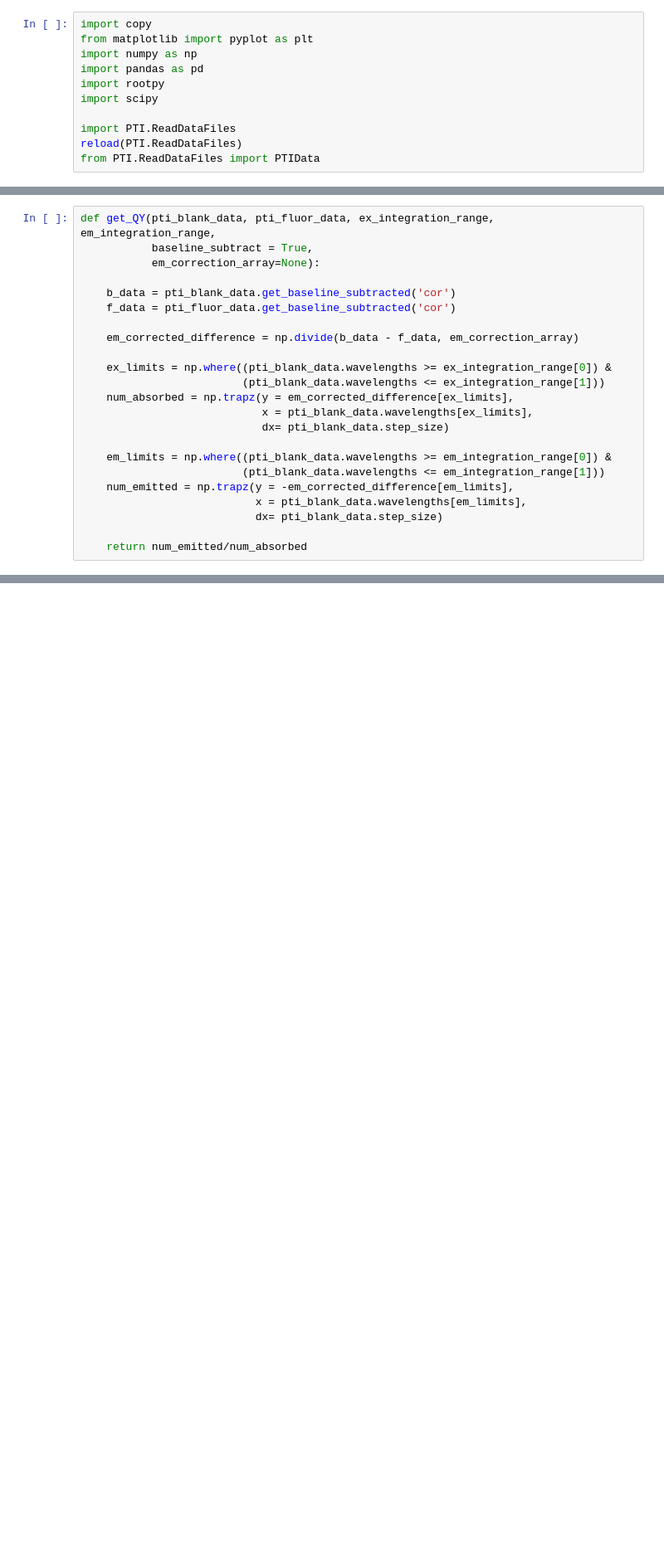
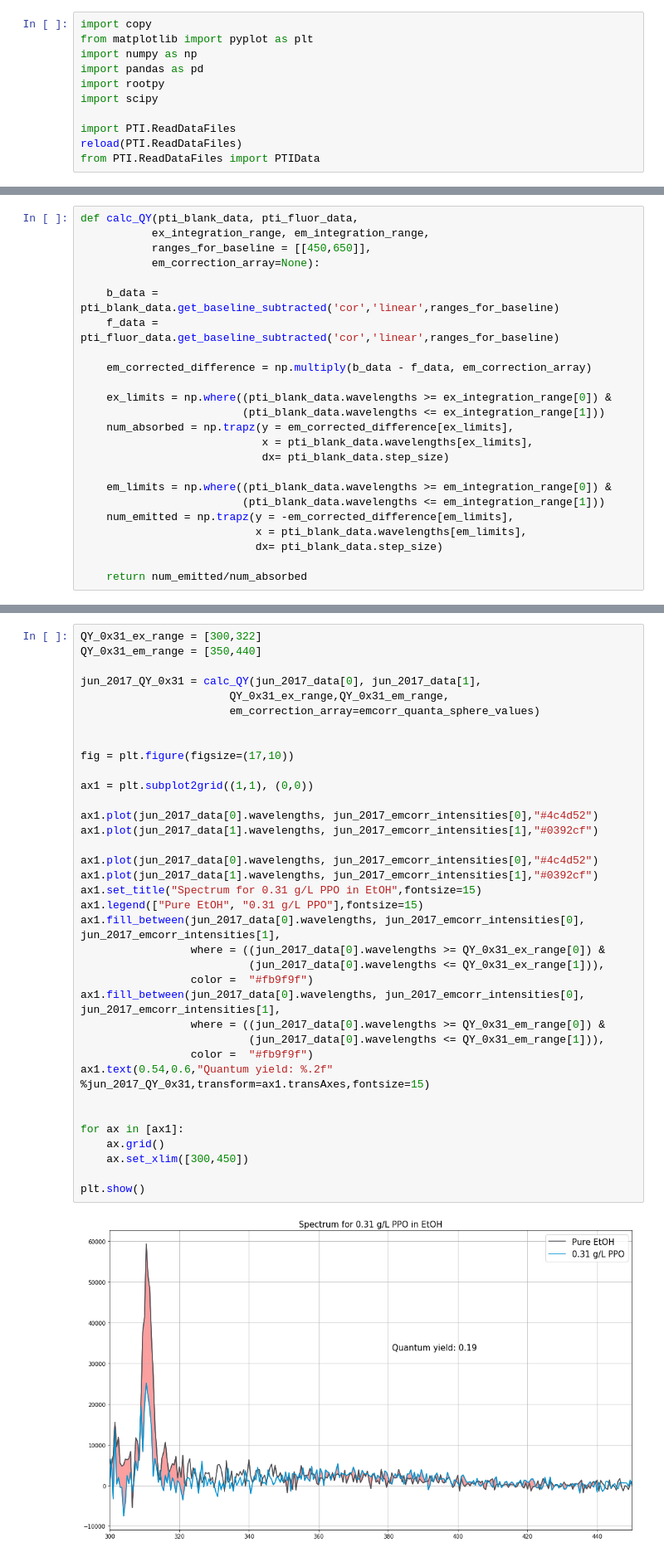
Before and after one commit to nmcneal-bnl/WbLS, a Jupyter notebook: Integrating Sphere Method.ipynb, the cells around one changed output, grey strips where cells are left out. Shown at 83% size. Cells and saved outputs as stored; diff of their text form; blank space fills up the shorter version.

```diff
--- a/Integrating Sphere Method.ipynb
+++ b/Integrating Sphere Method.ipynb
@@ -12,12 +146,13 @@ from PTI.ReadDataFiles import PTIData
 # %%
-def get_QY(pti_blank_data, pti_fluor_data, ex_integration_range, em_integration_range,
-           baseline_subtract = True,
+def calc_QY(pti_blank_data, pti_fluor_data,
+           ex_integration_range, em_integration_range,
+           ranges_for_baseline = [[450,650]],
            em_correction_array=None):
 
-    b_data = pti_blank_data.get_baseline_subtracted('cor')
-    f_data = pti_fluor_data.get_baseline_subtracted('cor')
+    b_data = pti_blank_data.get_baseline_subtracted('cor','linear',ranges_for_baseline)
+    f_data = pti_fluor_data.get_baseline_subtracted('cor','linear',ranges_for_baseline)
 
-    em_corrected_difference = np.divide(b_data - f_data, em_correction_array)
+    em_corrected_difference = np.multiply(b_data - f_data, em_correction_array)
 
     ex_limits = np.where((pti_blank_data.wavelengths >= ex_integration_range[0]) &
                          (pti_blank_data.wavelengths <= ex_integration_range[1]))
@@ -242,0 +256,38 @@ plt.show()
+# %%
+QY_0x31_ex_range = [300,322]
+QY_0x31_em_range = [350,440]
+
+jun_2017_QY_0x31 = calc_QY(jun_2017_data[0], jun_2017_data[1],
+                       QY_0x31_ex_range,QY_0x31_em_range,
+                       em_correction_array=emcorr_quanta_sphere_values)
+
+
+fig = plt.figure(figsize=(17,10))
+
+ax1 = plt.subplot2grid((1,1), (0,0))
+
+ax1.plot(jun_2017_data[0].wavelengths, jun_2017_emcorr_intensities[0],"#4c4d52")
+ax1.plot(jun_2017_data[1].wavelengths, jun_2017_emcorr_intensities[1],"#0392cf")
+
+ax1.plot(jun_2017_data[0].wavelengths, jun_2017_emcorr_intensities[0],"#4c4d52")
+ax1.plot(jun_2017_data[1].wavelengths, jun_2017_emcorr_intensities[1],"#0392cf")
+ax1.set_title("Spectrum for 0.31 g/L PPO in EtOH",fontsize=15)
+ax1.legend(["Pure EtOH", "0.31 g/L PPO"],fontsize=15)
+ax1.fill_between(jun_2017_data[0].wavelengths, jun_2017_emcorr_intensities[0], jun_2017_emcorr_intensities[1],
+                 where = ((jun_2017_data[0].wavelengths >= QY_0x31_ex_range[0]) &
+                          (jun_2017_data[0].wavelengths <= QY_0x31_ex_range[1])),
+                 color =  "#fb9f9f")
+ax1.fill_between(jun_2017_data[0].wavelengths, jun_2017_emcorr_intensities[0], jun_2017_emcorr_intensities[1],
+                 where = ((jun_2017_data[0].wavelengths >= QY_0x31_em_range[0]) &
+                          (jun_2017_data[0].wavelengths <= QY_0x31_em_range[1])),
+                 color =  "#fb9f9f")
+ax1.text(0.54,0.6,"Quantum yield: %.2f" %jun_2017_QY_0x31,transform=ax1.transAxes,fontsize=15)
+
+
+for ax in [ax1]:
+    ax.grid()
+    ax.set_xlim([300,450])
+
+plt.show()
+# %% [output]
+[figure, added]
```
Also changed, not shown: parts of 18 cells of this notebook, 2 other files.
